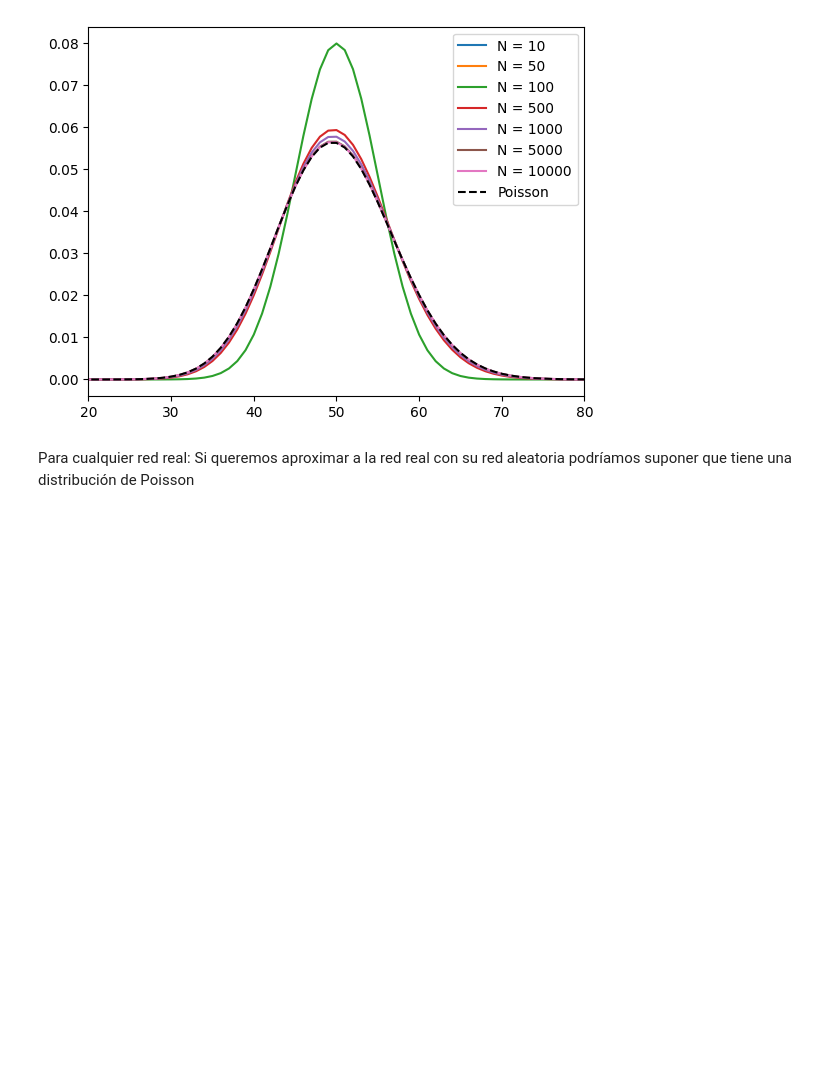
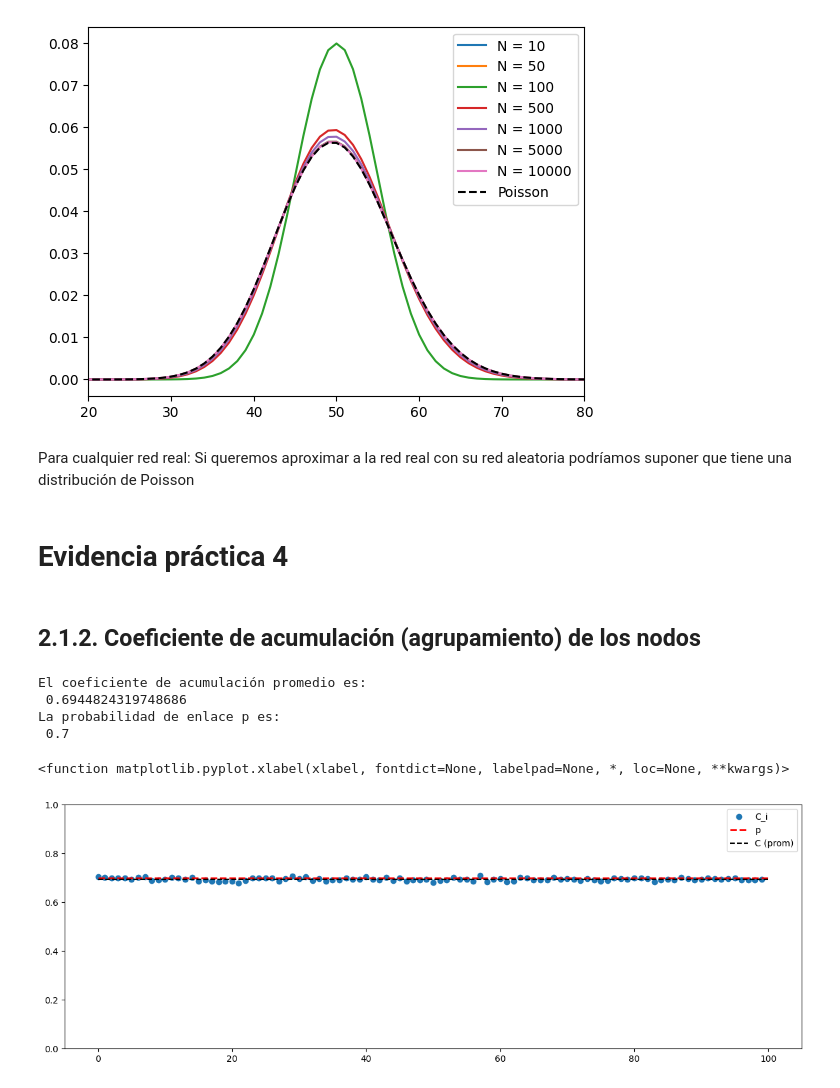
Before and after one commit to pplalo/Quack, a Jupyter notebook: Ciencia_de_Redes/Práctica_5_6.ipynb, the cells around one changed output. Cells and saved outputs as stored; diff of their text form; code cells hidden in the pictures; blank space fills up the shorter version.

```diff
--- a/Ciencia_de_Redes/Práctica_5_6.ipynb
+++ b/Ciencia_de_Redes/Práctica_5_6.ipynb
@@ -95,3 +95,34 @@ plt.show()
 [figure]
 # %% [markdown]
 Para cualquier red real: Si queremos aproximar a la red real con su red aleatoria podríamos suponer que tiene una distribución de Poisson
+# %% [markdown]
+# Evidencia práctica 4
+# %% [markdown]
+## 2.1.2. Coeficiente de acumulación (agrupamiento) de los nodos
+# %%
+N = 100
+p = .7
+
+G = red_aleatoria(N,p)
+C = nx.average_clustering(G)
+print('El coeficiente de acumulación promedio es:\n', C)
+print('La probabilidad de enlace p es:\n', p)
+
+diccionario = nx.clustering(G)
+Y = [diccionario[i] for i in G]
+
+plt.figure(figsize = [15,5])
+plt.plot(Y, 'o', label = 'C_i')
+plt.plot([0,N], [p,p], 'r--', linewidth = 2, label = 'p')
+plt.plot([0,N], [C,C], 'k--', label = 'C (prom)')
+plt.ylim([0,1])
+
+plt.legend()
+plt.xlabel
+# %% [output]
+El coeficiente de acumulación promedio es:
+ 0.6944824319748686
+La probabilidad de enlace p es:
+ 0.7
+<function matplotlib.pyplot.xlabel(xlabel, fontdict=None, labelpad=None, *, loc=None, **kwargs)>
+[figure, added]
```
Also changed, not shown: parts of 4 cells of this notebook, 18 other files.
